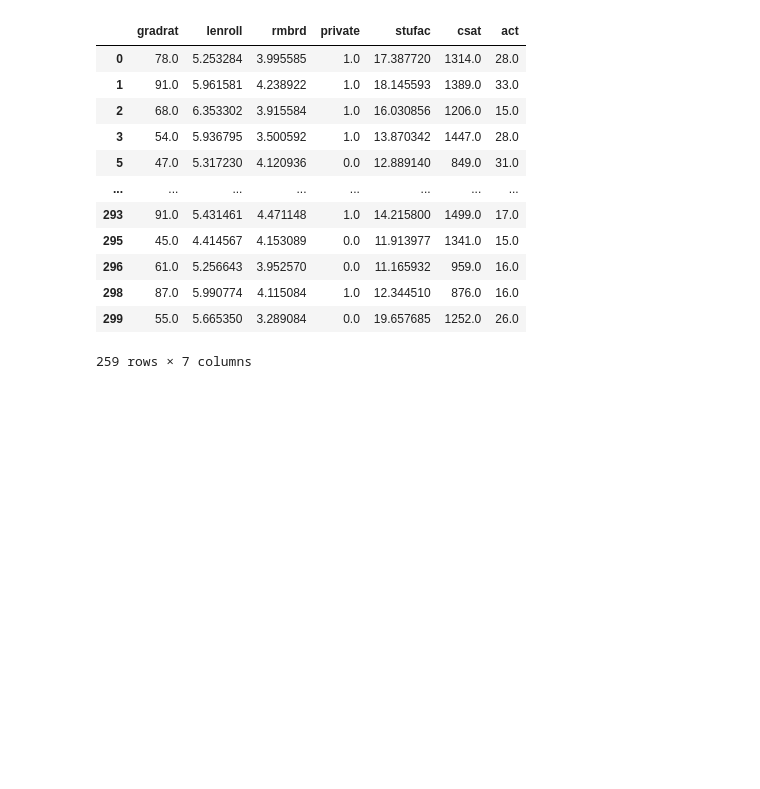
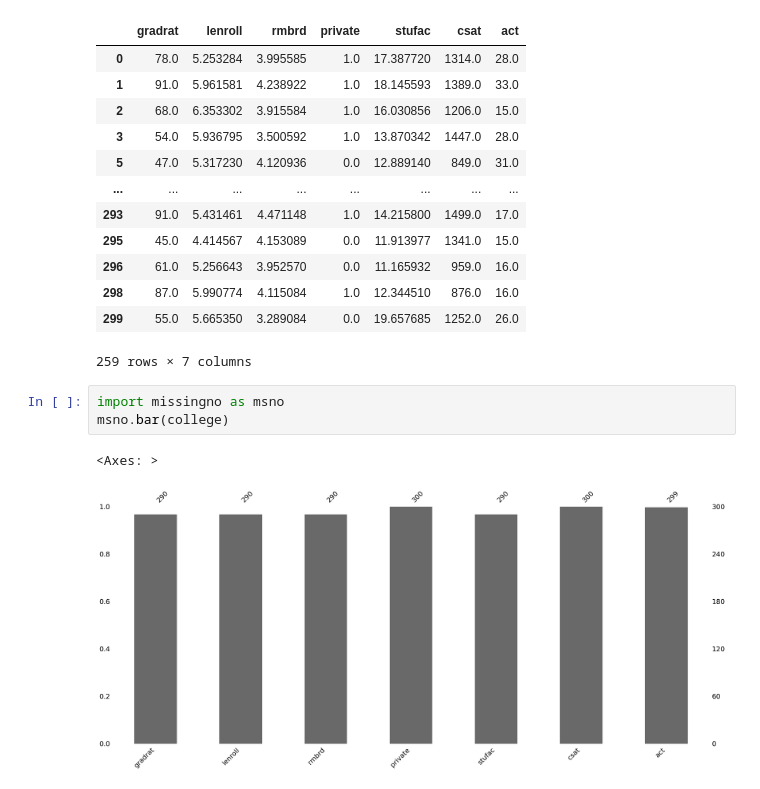
Before and after one commit to Haris-09/Python-Programming, a Jupyter notebook: handling_missing_values.ipynb, the cells around one changed output. Drawn from its saved outputs; the diff is of its cells as text; blank space fills up the shorter version.

Commit message:
using missingno and simpleimputer

```diff
--- a/handling_missing_values.ipynb
+++ b/handling_missing_values.ipynb
@@ -248,3 +248,9 @@ college.dropna(axis=0)
 | 298 | 87.0 | 5.990774 | 4.115084 | 1.0 | 12.344510 | 876.0 | 16.0 |
 | 299 | 55.0 | 5.665350 | 3.289084 | 0.0 | 19.657685 | 1252.0 | 26.0 |
 259 rows × 7 columns
+# %%
+import missingno as msno
+msno.bar(college)
+# %% [output]
+<Axes: >
+[figure, added]
```
Also changed, not shown: parts of 5 cells of this notebook.
